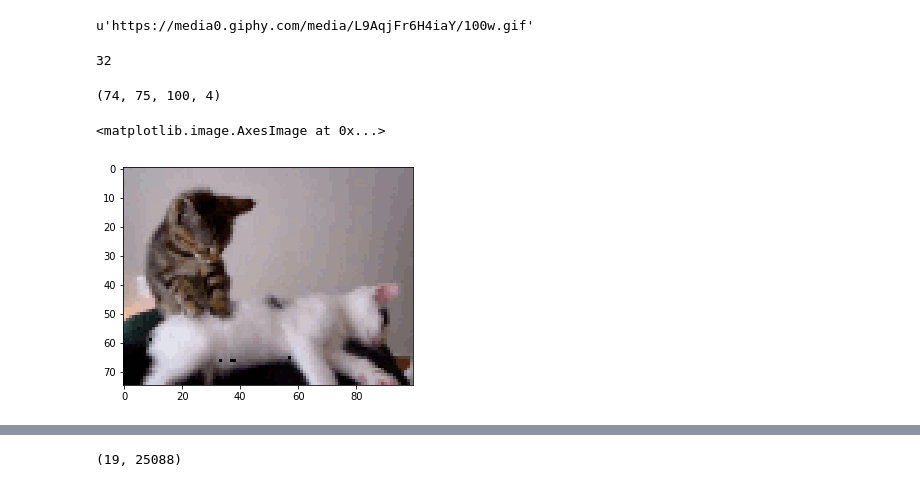
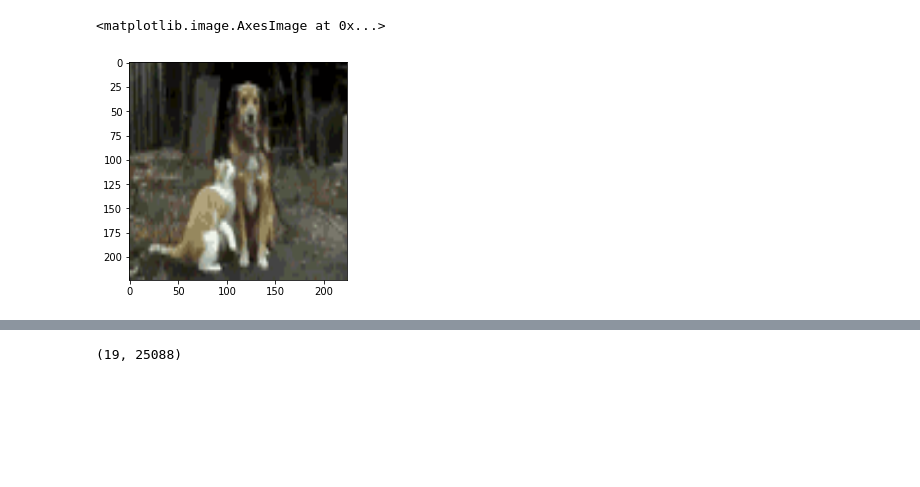
Before and after one commit to mikkeld/gif_generator, a Jupyter notebook: get_gifs_tan.ipynb, the cells around one changed output, grey strips where cells are left out. Cells and saved outputs as stored; diff of their text form; code cells hidden in the pictures; blank space fills up the shorter version.

Commit message:
adding more pre-processing and moving functions to utils

```diff
--- a/get_gifs_tan.ipynb
+++ b/get_gifs_tan.ipynb
@@ -20,22 +17,3 @@ SEARCH_TERM = 'music'
 # %%
 api_path = "http://api.giphy.com/v1/gifs/search?q={}&api_key={}&limit={}".format(SEARCH_TERM, API_KEY, N_FILES)
 data = json.loads(urllib.urlopen(api_path).read())
-# %%
-def save_files(json_data):
-    for idx, gif in enumerate(data['data']):
-        file_path = gif['images']['fixed_width_small']['url']
-        print file_path,len(file_path),idx
-        if len(file_path) > 0:
-            file = urllib.urlopen(file_path)
-            path = 'gifs/{}_{}.gif'.format(SEARCH_TERM,idx)
-            with open(path,'wb') as output:
-                output.write(file.read())
-
-save_files(data)
-# %% [output]
-u'https://media0.giphy.com/media/L9AqjFr6H4iaY/100w.gif'
-# %%
-example_path = 'gifs/{}_{}.gif'.format(SEARCH_TERM,2)
-get_gif_num_frames(example_path)
-# %% [output]
-32
@@ -46,9 +26,9 @@ from PIL import Image
 # %%
-example_path = '{}.gif'.format(2)
-frames = utils.processImage(example_path)
-print np.shape(frames)
-pyplot.imshow(frames[0][:,:,[0,1,2]])
+gif_file = 'cat_91.gif'
+gif_file_path = 'gifs/'+gif_file
+frames = utils.processImage(gif_file_path, reshape_to_vgg=True)
+np.shape(frames)
+pyplot.imshow(frames[0])
 # %% [output]
-(74, 75, 100, 4)
+<matplotlib.image.AxesImage at 0x...>
-<matplotlib.image.AxesImage at 0x...>
-[figure, old version]
+[figure, new version]
```
Also changed, not shown: parts of 8 cells of this notebook, 2 other files.
